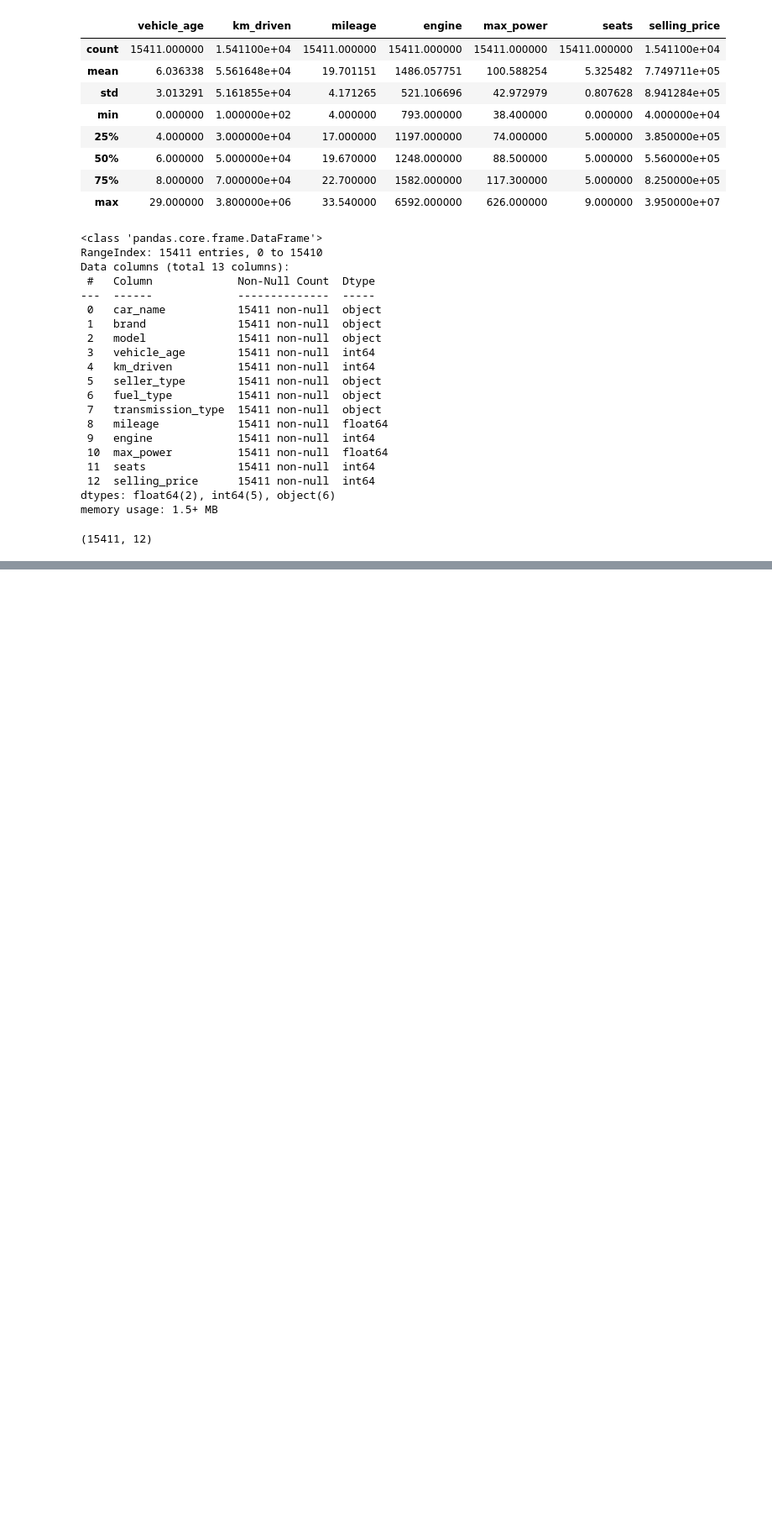
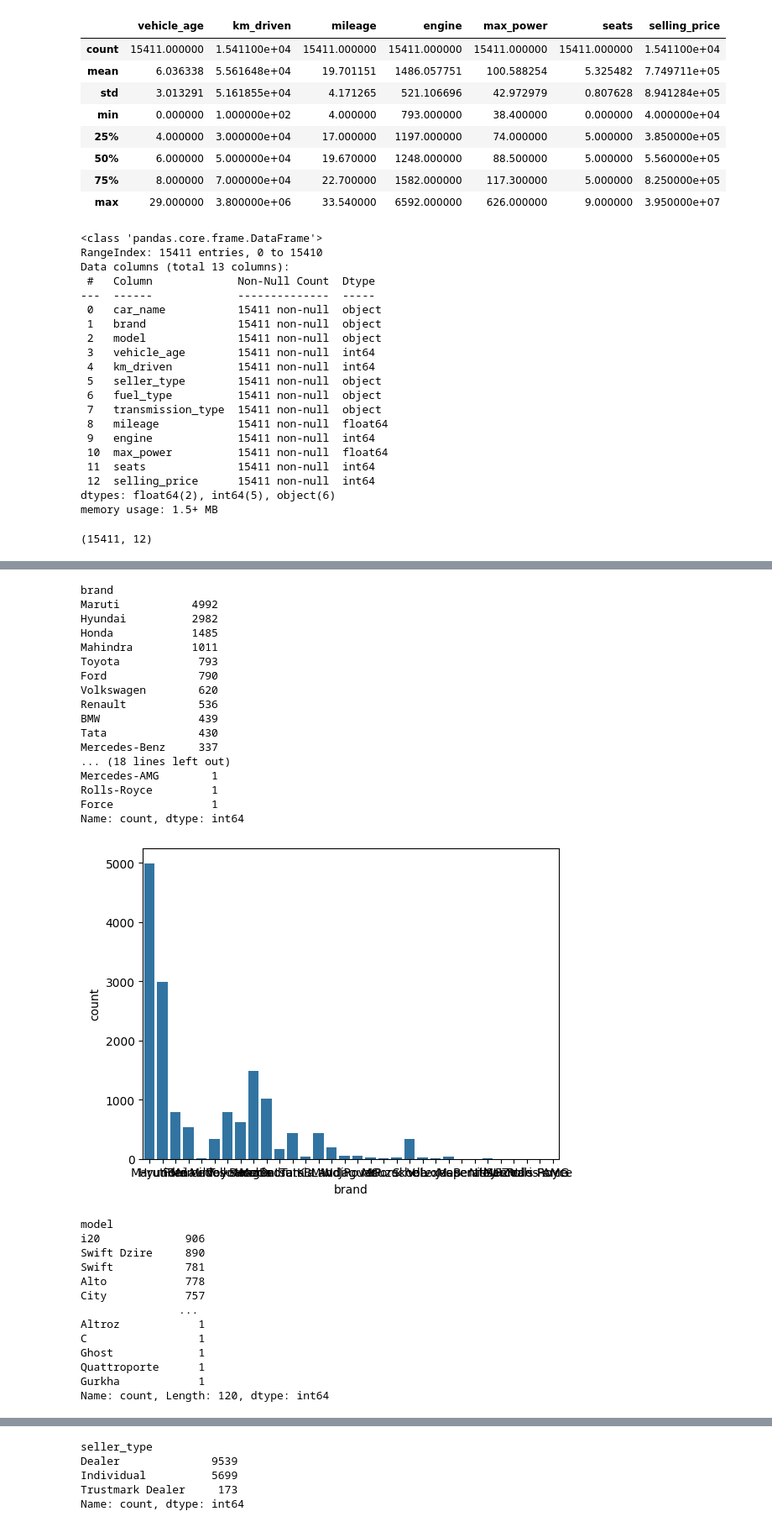
Before and after one commit to donxav/CarPre, a Jupyter notebook: data/Car_Prediction.ipynb, the cells around one changed output, grey strips where cells are left out. Shown: that part at 84% size. Cells and saved outputs as stored; diff of their text form; code cells hidden in the pictures; blank space fills up the shorter version.

Commit message:
Created a Web page and models using help from AI

```diff
--- a/data/Car_Prediction.ipynb
+++ b/data/Car_Prediction.ipynb
@@ -96,0 +132,38 @@ df.shape
+# %%
+cat_cols = ['brand', 'model', 'seller_type', 'fuel_type', 'transmission_type']
+for col in cat_cols:
+    print(df[col].value_counts())
+    sns.countplot(x=col, data=data)
+    plt.show()
+# %% [output]
+brand
+Maruti           4992
+Hyundai          2982
+Honda            1485
+Mahindra         1011
+Toyota            793
+Ford              790
+Volkswagen        620
+Renault           536
+BMW               439
+Tata              430
+Mercedes-Benz     337
+... (18 lines left out)
+Mercedes-AMG        1
+Rolls-Royce         1
+Force               1
+Name: count, dtype: int64
+[figure, added]
+model
+i20             906
+Swift Dzire     890
+Swift           781
+Alto            778
+City            757
+               ...
+Altroz            1
+C                 1
+Ghost             1
+Quattroporte      1
+Gurkha            1
+Name: count, Length: 120, dtype: int64
@@ -96,0 +171,5 @@ df.shape
+seller_type
+Dealer              9539
+Individual          5699
+Trustmark Dealer     173
+Name: count, dtype: int64
```
Also changed, not shown: parts of 17 cells of this notebook, 3 other files.
